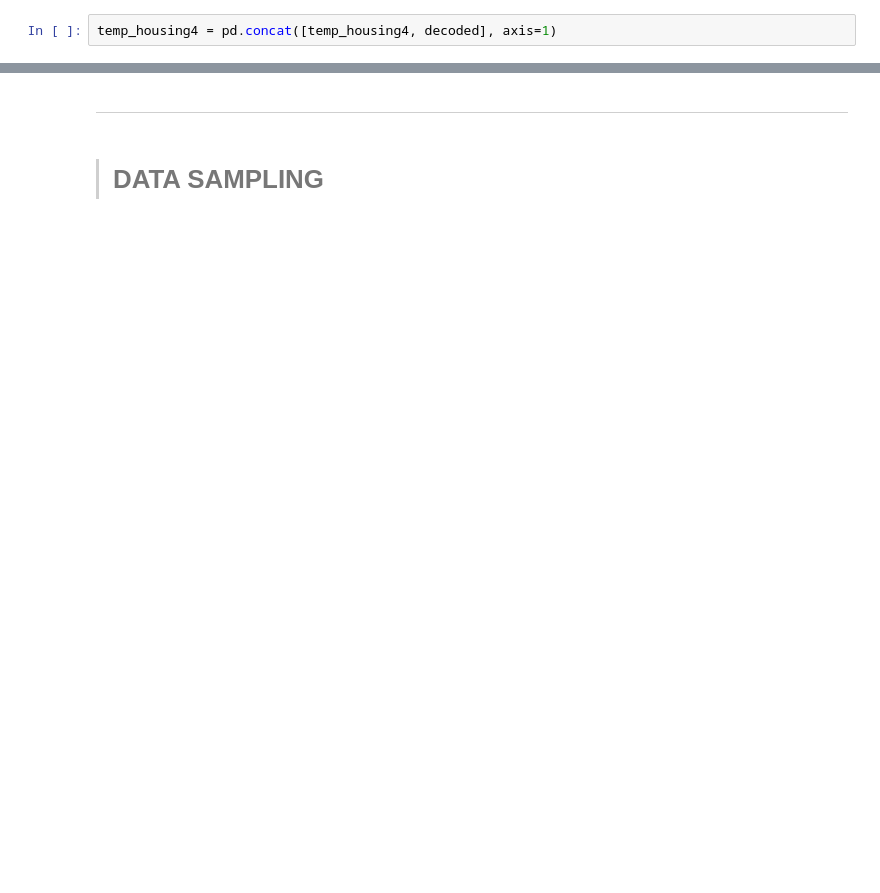
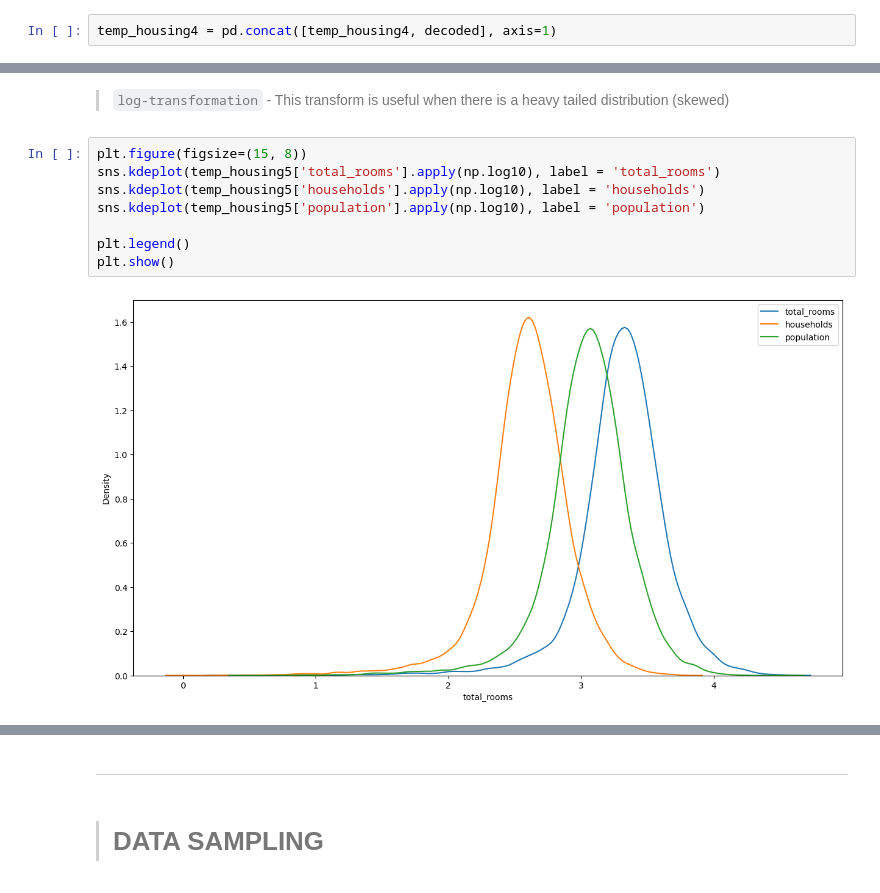
Before and after one commit to Shriram-Vibhute/House_Price_Prediction, a Jupyter notebook: project.ipynb, the cells around one changed output, grey strips where cells are left out. Saved outputs shown, nothing was run; the diff lists cells and outputs as text; blank space fills up the shorter version.

```diff
--- a/project.ipynb
+++ b/project.ipynb
@@ -378,0 +425,12 @@ temp_housing4.sample(5)
+# %% [markdown]
+> `log-transformation` - This transform is useful when there is a heavy tailed distribution (skewed)
+# %%
+plt.figure(figsize=(15, 8))
+sns.kdeplot(temp_housing5['total_rooms'].apply(np.log10), label = 'total_rooms')
+sns.kdeplot(temp_housing5['households'].apply(np.log10), label = 'households')
+sns.kdeplot(temp_housing5['population'].apply(np.log10), label = 'population')
+
+plt.legend()
+plt.show()
+# %% [output]
+[figure, added]
```
Also changed, not shown: parts of 24 cells of this notebook.
